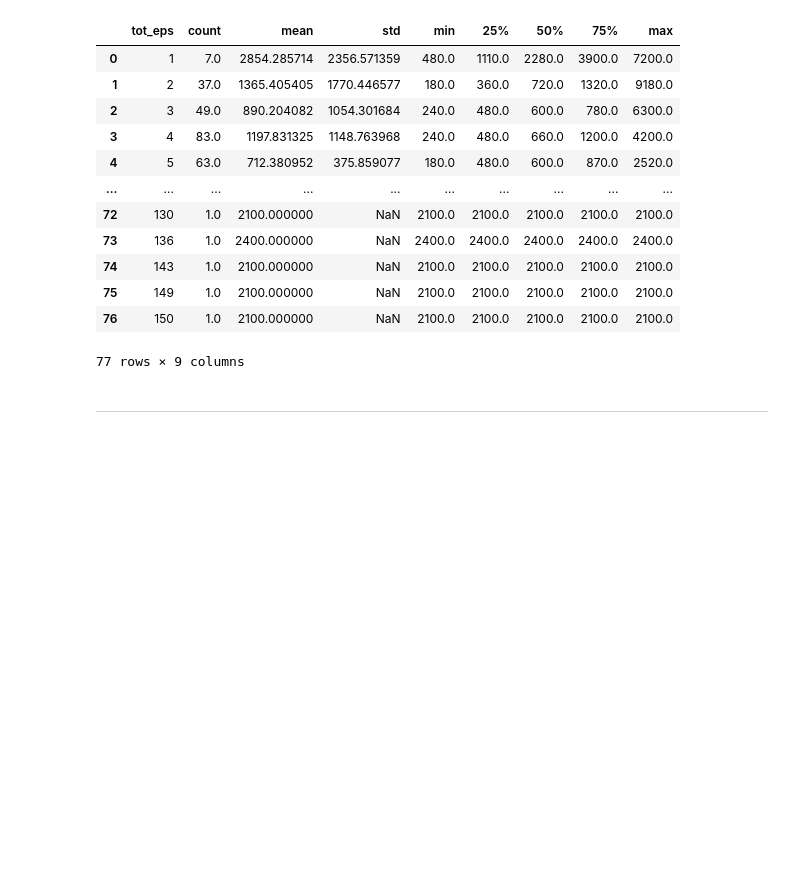
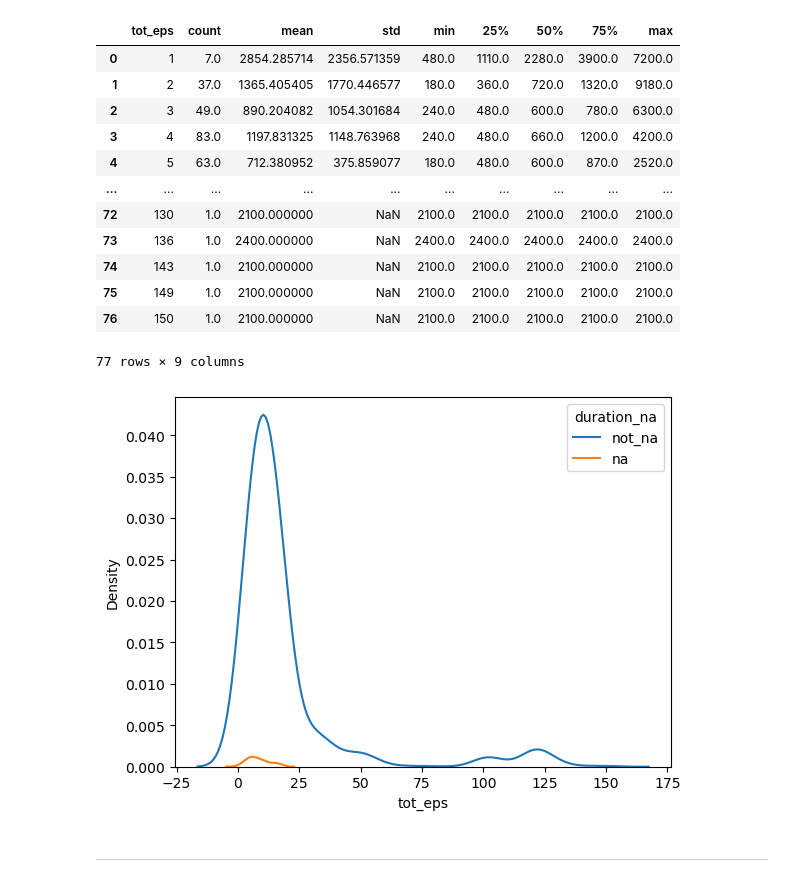
Before and after one commit to gfranciscoerazom/analysis-k-dramas, a Jupyter notebook: jupyternotebook/korean_drama.ipynb, the cells around one changed output. Saved outputs shown, nothing was run; the diff lists cells and outputs as text; code cells hidden in the pictures; blank space fills up the shorter version.

Commit message:
Add kdeplot to analyze the shadow matrix

```diff
--- a/jupyternotebook/korean_drama.ipynb
+++ b/jupyternotebook/korean_drama.ipynb
@@ -335,6 +352,10 @@ k_dramas.shadow_matrix.describe_with_shadow_matrix("tot_eps", "duration")
 | 75 | 149 | 1.0 | 2100.000000 | NaN | 2100.0 | 2100.0 | 2100.0 | 2100.0 | 2100.0 |
 | 76 | 150 | 1.0 | 2100.000000 | NaN | 2100.0 | 2100.0 | 2100.0 | 2100.0 | 2100.0 |
 77 rows × 9 columns
+# %%
+k_dramas.shadow_matrix.plot_with_shadow_matrix("tot_eps", "duration_na")
+# %% [output]
+[figure, added]
 # %% [markdown]
 -----------
 # %% [markdown]
```
Also changed, not shown: parts of 1 cell of this notebook, 1 other file.
